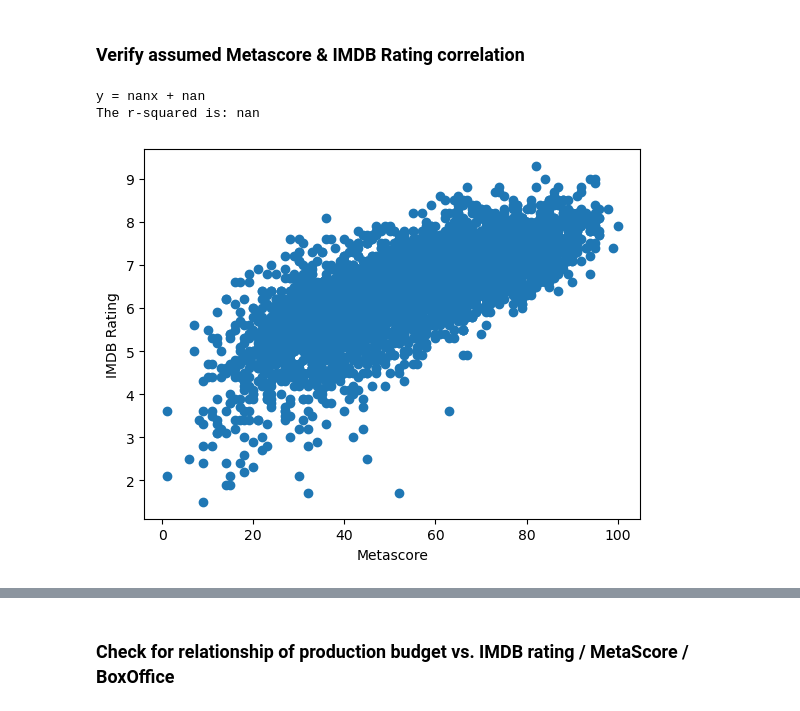
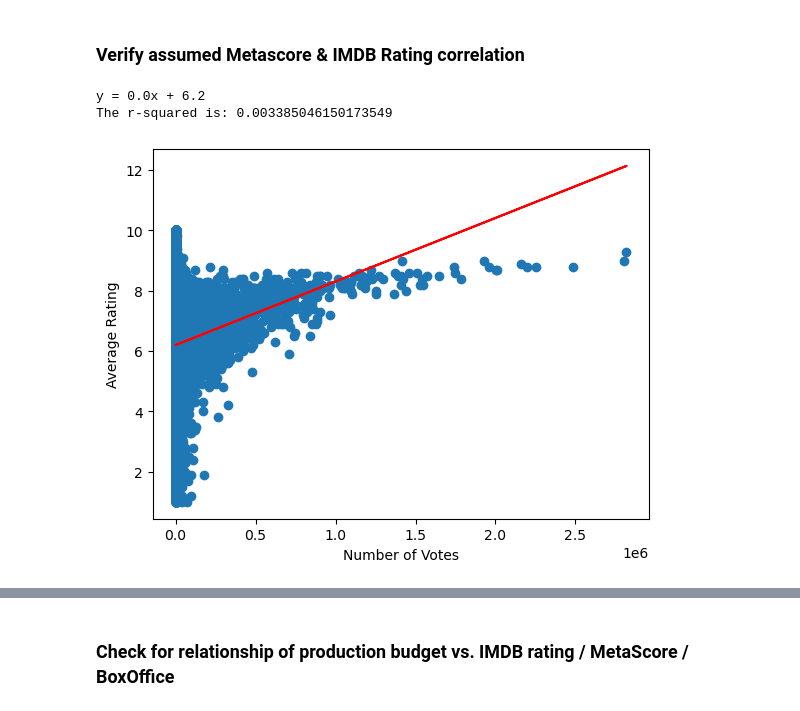
Before and after one commit to vt-bekah/Predicting_Movie_Ratings, a Jupyter notebook: data_collection2.ipynb, the cells around one changed output, grey strips where cells are left out. Saved outputs shown, nothing was run; the diff lists cells and outputs as text; code cells hidden in the pictures.

```diff
--- a/data_collection2.ipynb
+++ b/data_collection2.ipynb
@@ -327,23 +236,23 @@ Number of movies in dataset: 4739
 ### Verify assumed Metascore & IMDB Rating correlation
 # %%
 # Plot the different factors in a scatter plot
-x_values = movies_df_no_nan['OMDB_Metascore']
-y_values = movies_df_no_nan['OMDB_imdbRating']
+y_values= merged_ratings['averageRating']
+x_values = merged_ratings['numVotes']
 
 (slope, intercept, rvalue, pvalue, stderr) = linregress(x_values, y_values)
 regress_values = x_values * slope + intercept
 line_eq = "y = " + str(round(slope,2)) + "x + " + str(round(intercept,2))
 
 plt.scatter(x_values,y_values)
 plt.plot(x_values,regress_values,"r-")
 plt.annotate(line_eq,(0,50),fontsize=15,color="red")
-plt.xlabel('Metascore')
-plt.ylabel('IMDB Rating')
+plt.xlabel('Number of Votes')
+plt.ylabel('Average Rating')
 
 print(line_eq)
 print(f"The r-squared is: {rvalue**2}")
 plt.show()
 # %% [output]
-y = nanx + nan
-The r-squared is: nan
+y = 0.0x + 6.2
+The r-squared is: 0.003385046150173549
-[figure, old version]
+[figure, new version]
```
Also changed, not shown: parts of 20 cells of this notebook.
